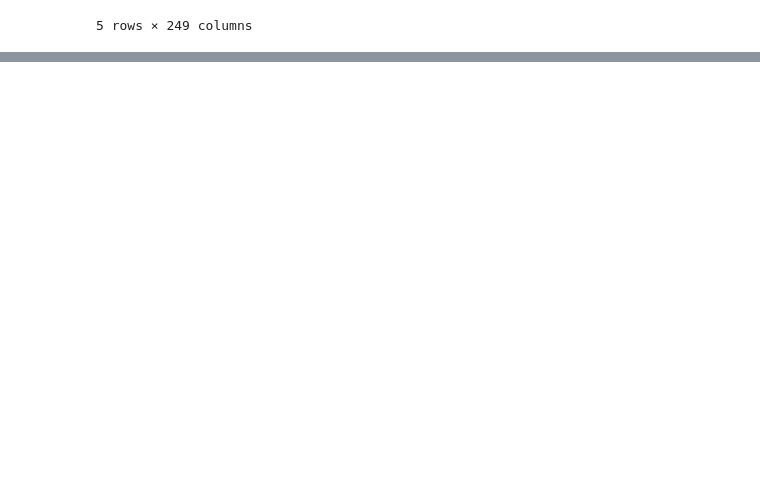
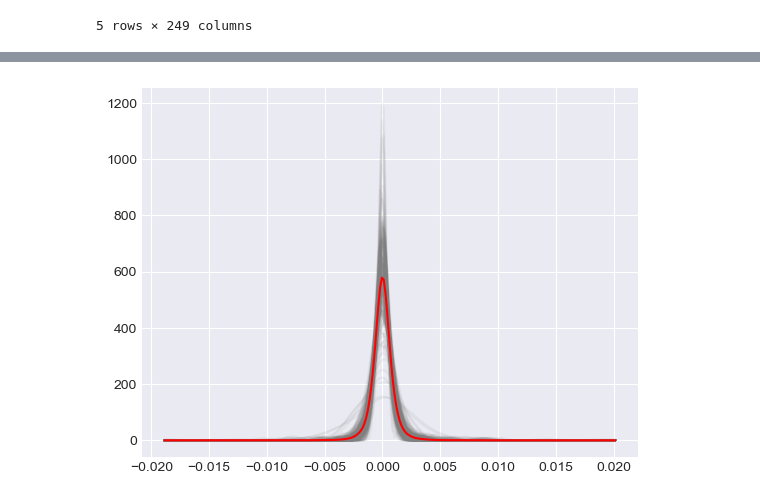
Before and after one commit to matheus-vizzotto/densities4risk, a Jupyter notebook: notebooks/01_density.ipynb, the cells around one changed output, grey strips where cells are left out. Saved outputs shown, nothing was run; the diff lists cells and outputs as text; code cells hidden in the pictures; blank space fills up the shorter version.

```diff
--- a/notebooks/01_density.ipynb
+++ b/notebooks/01_density.ipynb
@@ -453,4 +433,5 @@ param_grid = [
 # %%
+# All models
 results = []
 
 dfs_kde = []
@@ -458,6 +439,7 @@ for params in ParameterGrid(param_grid):
     kde, density = fit_kde_model(f_t, params)
 
     df_model = pd.DataFrame({
+        "model_name": kde.model_name,
         "x": kde.grid,
         "density": density,
         **params
@@ -565,0 +495,18 @@ df_kde["model"] = (
+# %%
+def df_to_densities(
+        X:pd.DataFrame,
+        params:dict,
+        m:int=256
+    ):
+    grid_ = np.linspace(X.min().min(), X.max().max(), m)
+    df_densities = pd.DataFrame(index=grid_, columns = X.columns)
+    for t in X.columns:
+        f_t = X.loc[:,t]
+        kde, density = fit_kde_model(f_t, params, grid=grid_)
+        df_densities.loc[:,t] = density
+
+    return grid_, df_densities
+# %%
+params = {"kernel": "gaussian", "bandwidth": "scott"}
+
+grid, densities = df_to_densities(df, params)
@@ -565,0 +529,7 @@ df_kde["model"] = (
+# %%
+densities.plot(legend=False, c="gray", alpha=0.09)
+densities.mean(axis=1).plot(c="red")
+
+plt.show()
+# %% [output]
+[figure, added]
```
Also changed, not shown: parts of 14 cells of this notebook, 1 other file.
